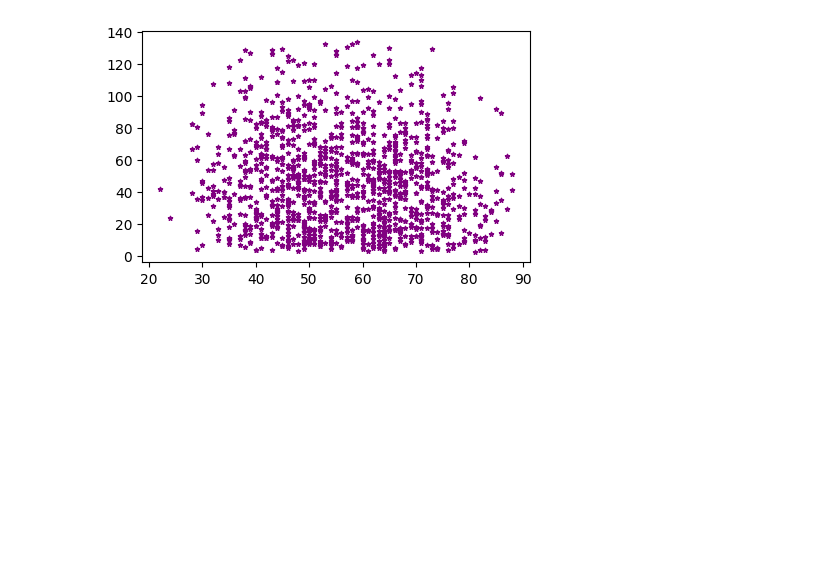
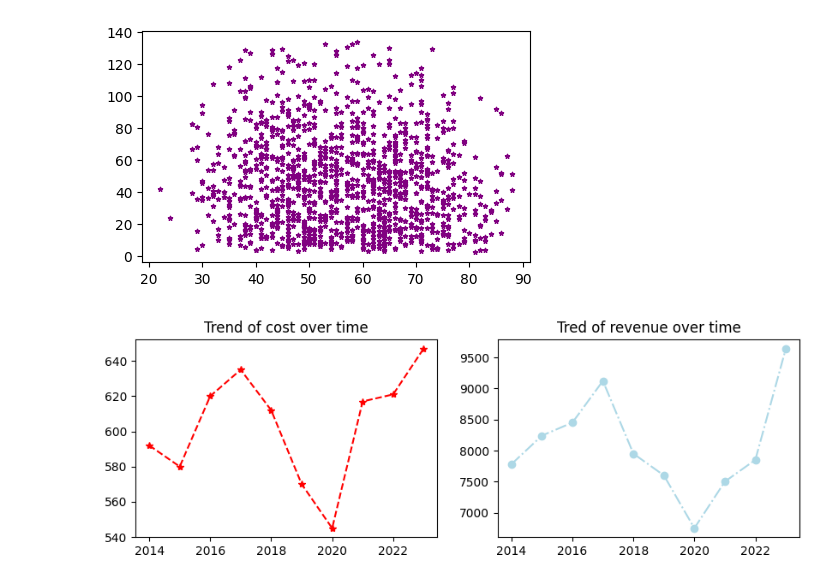
Before and after one commit to aryanssd/-sixteenth-exercices-for-loop, a Jupyter notebook: descriptive-statics.ipynb, the cells around one changed output. Saved outputs shown, nothing was run; the diff lists cells and outputs as text; code cells hidden in the pictures; blank space fills up the shorter version.

```diff
--- a/descriptive-statics.ipynb
+++ b/descriptive-statics.ipynb
@@ -346,3 +346,20 @@ ax.scatter(df.age, df.time, marker='*', s=10, c='purple')
 plt.show()
 # %% [output]
 [figure]
+# %%
+year = [2014, 2015, 2016, 2017, 2018, 2019, 2020 ,2021, 2022, 2023]
+cost = [592, 580, 620, 635, 612, 570, 545, 617, 621, 647]
+revenue = [7780, 8240, 8450, 9120, 7950, 7600, 6750, 7500,7850, 9640]
+
+fig, ax = plt.subplots(nrows=1, ncols=2, figsize=(10, 3))
+
+
+ax[0].plot(year, cost, marker='*', linestyle='--',color='red')
+ax[0].set_title('Trend of cost over time')
+
+ax[1].plot(year, revenue, marker='o', linestyle='-.', color='lightblue')
+ax[1].set_title('Tred of revenue over time')
+
+plt.show()
+# %% [output]
+[figure, added]
```
